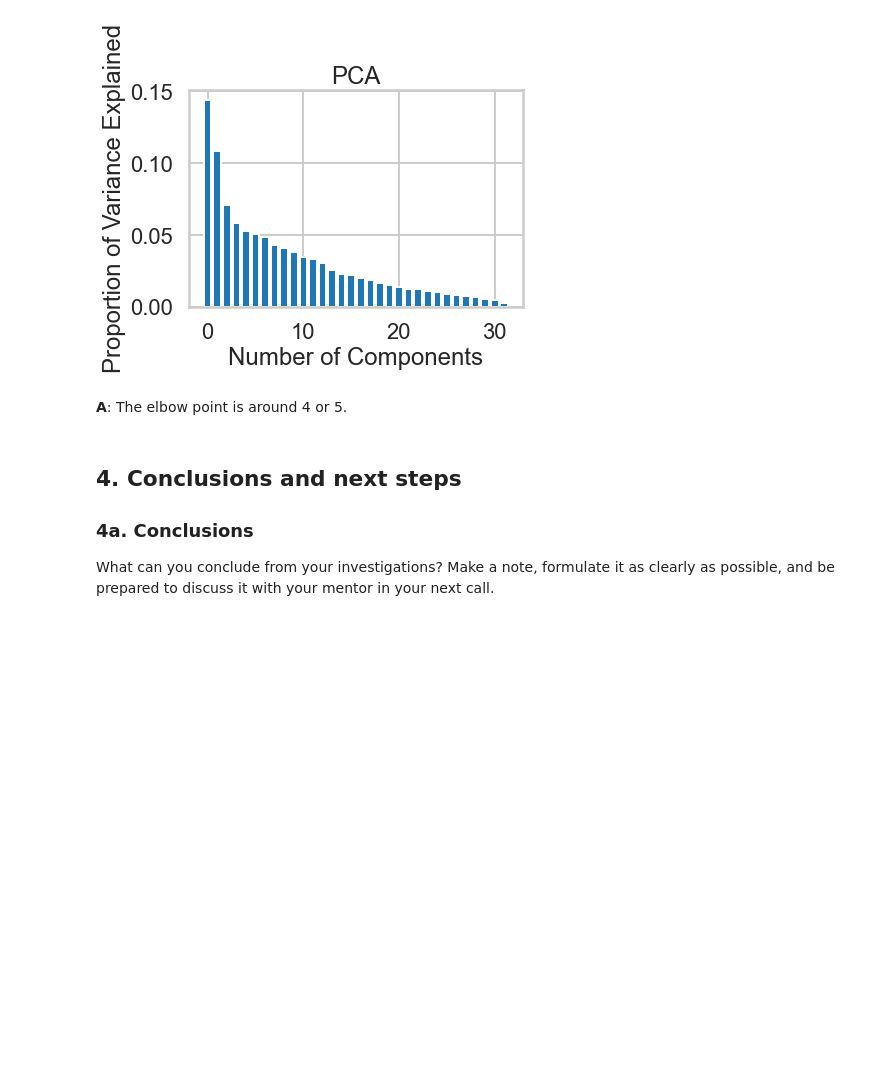
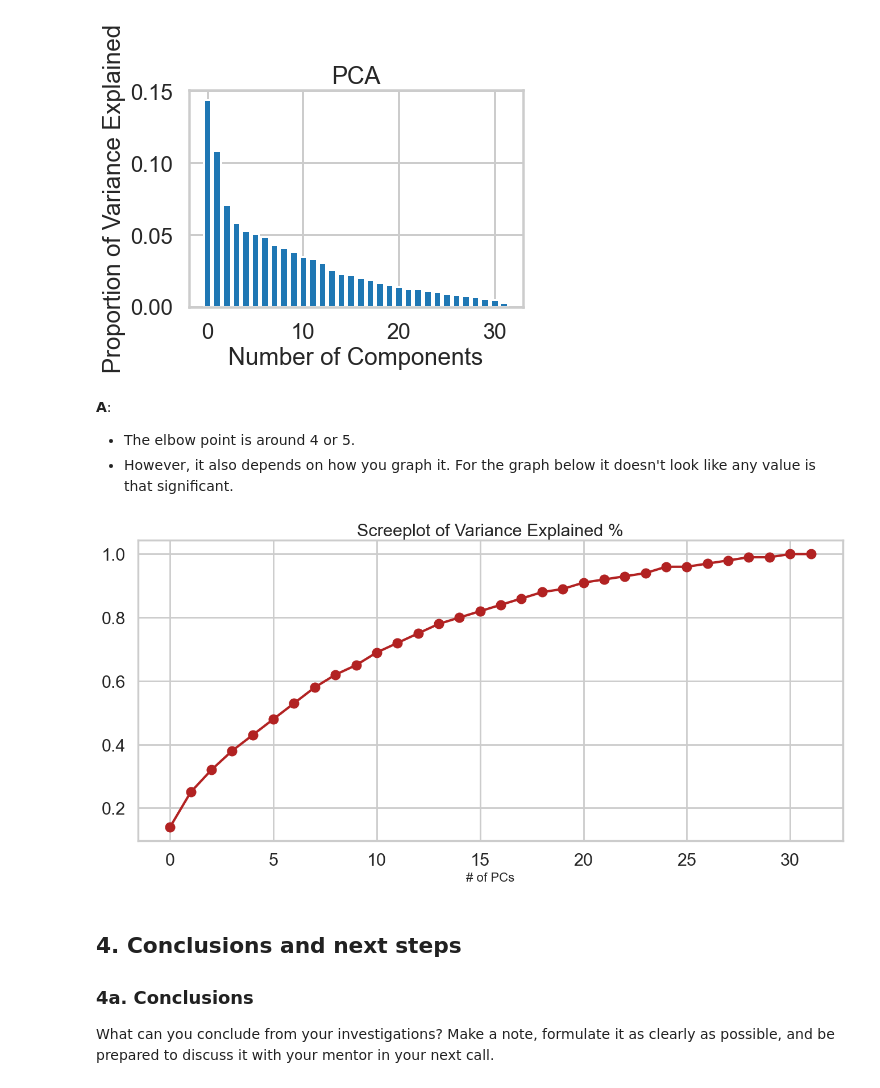
Before and after one commit to JasonCaldwellMBA/Clustering_Case_Study, a Jupyter notebook: Clustering Case Study - Customer Segmentation with K-Means - Tier 3.ipynb, the cells around one changed output. Saved outputs shown, nothing was run; the diff lists cells and outputs as text; code cells hidden in the pictures; blank space fills up the shorter version.

```diff
--- a/Clustering Case Study - Customer Segmentation with K-Means - Tier 3.ipynb
+++ b/Clustering Case Study - Customer Segmentation with K-Means - Tier 3.ipynb
@@ -630,8 +630,19 @@ plt.ylabel("Proportion of Variance Explained")
 plt.show()
 # %% [output]
 [figure]
-# %% [markdown]
-__A__: The elbow point is around 4 or 5.
+# %% [markdown]
+__A__:
+- The elbow point is around 4 or 5.
+- However, it also depends on how you graph it. For the graph below it doesn't look like any value is that significant.
+# %%
+variance_exp_cumsum = variance.cumsum().round(2)
+fig, axes = plt.subplots(1,1,figsize=(16,7), dpi=100)
+plt.plot(variance_exp_cumsum, color='firebrick', marker='o')
+plt.title('Screeplot of Variance Explained %', fontsize=22)
+plt.xlabel('# of PCs', fontsize=16)
+plt.show()
+# %% [output]
+[figure, added]
 # %% [markdown]
 ## 4. Conclusions and next steps
 ### 4a. Conclusions
```
